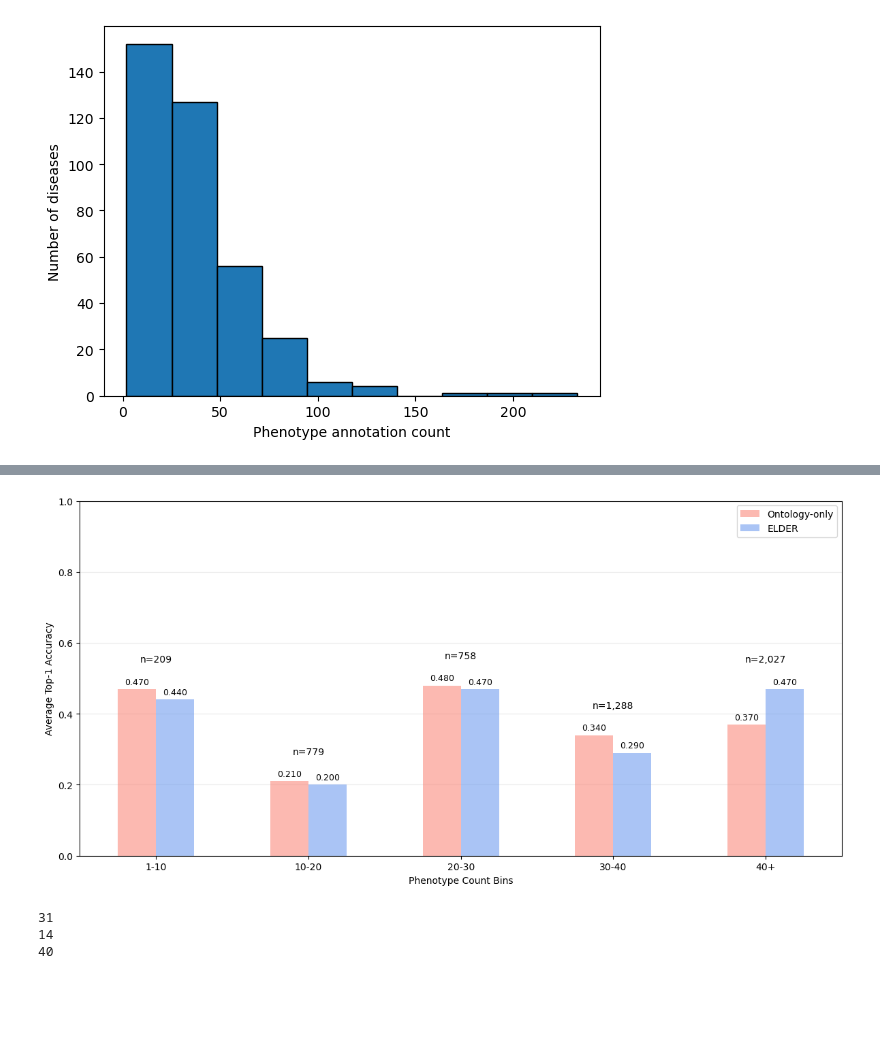
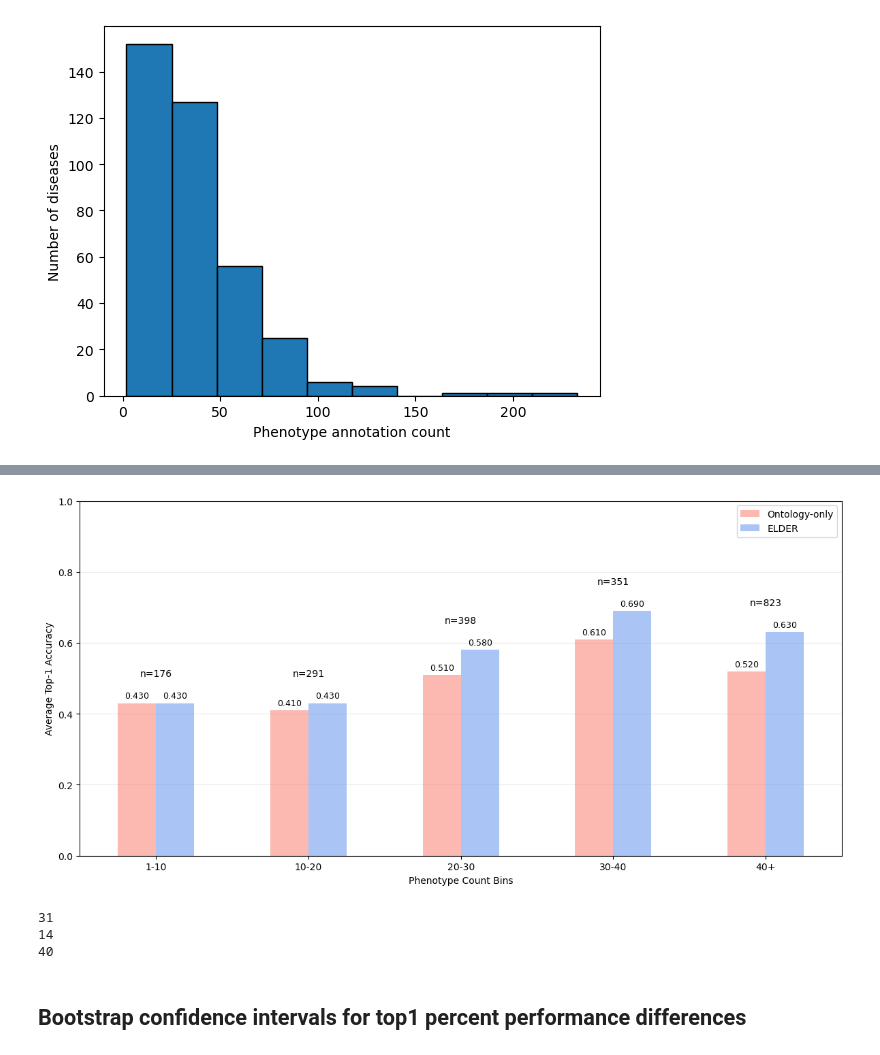
Before and after one commit to monarch-initiative/ELDER, a Jupyter notebook: jupyter_notebooks/elder_analysis.ipynb, the cells around one changed output, grey strips where cells are left out. Cells and saved outputs as stored; diff of their text form; code cells hidden in the pictures; blank space fills up the shorter version.

Commit message:
updated analysis including downsampling,bca,wilcoxon methods for looking at performance difference
Co-Authored-By: Claude Opus 4.6 <noreply@anthropic.com>

```diff
--- a/jupyter_notebooks/elder_analysis.ipynb
+++ b/jupyter_notebooks/elder_analysis.ipynb
@@ -1331,8 +1607,14 @@ og_phenopacket_dir = "/work/users/a/o/ao33/PHENOPACKETS/pstore_0.1.14_merged/phe
 mondo_sssom_path = "/work/users/a/o/ao33/MONDO/mondo.sssom.tsv"
 hgnc_path = "/work/users/a/o/ao33/HGNC/hgnc_complete_set.txt"
 
-elder_resdir = "/work/users/a/o/ao33/ELDER/RESULTS/small3/output/refined_disease_results"
-exomiser_resdir = "/work/users/a/o/ao33/ELDER/RESULTS/pstore_0.1.14_exomiser_default_merged/refined_disease_results"
+# All data
+#elder_resdir = "/work/users/a/o/ao33/ELDER/RESULTS/small3/output/refined_disease_results"
+#exomiser_resdir = "/work/users/a/o/ao33/ELDER/RESULTS/pstore_0.1.14_exomiser_default_merged/refined_disease_results"
+
+# Downsampled data
+elder_resdir = "/work/users/a/o/ao33/ELDER/RESULTS/small3/output/refined_disease_results_downsample3"
+exomiser_resdir = "/work/users/a/o/ao33/ELDER/RESULTS/pstore_0.1.14_exomiser_default_merged/refined_disease_results_downsample3"
+
 
 # Generate mapping tables to mondo disease identifiers, and hgnc gene identifiers
 mondo_mapping = read_mondo_sssom_to_mapping_table(mondo_sssom_path, match_pred="skos:exactMatch")
@@ -1391,6 +1673,9 @@ plt.show()
 [figure]
 # %%
 # Retrieve numerical ranking for each patient results from best elder results (small3) and exomiser
+# Our current set of data is all original samples. But some directories like downsampled versions do not contain all samples.
+# So we must further filter on weather or not the desired results files exist or not
+pdata = [p for p in pdata if os.path.isfile(os.path.join(elder_resdir, "{}.parquet".format(p.sample_name)))]
 for i,p in enumerate(pdata):
 
     elder_res_path = os.path.join(elder_resdir, "{}.parquet".format(p.sample_name))
@@ -1569,8 +1857,14 @@ mondo_sssom_path = "/work/users/a/o/ao33/MONDO/mondo.sssom.tsv"
 hpoa_fpath = "/work/users/a/o/ao33/HPOA/phenotype.hpoa"
 hgnc_path = "/work/users/a/o/ao33/HGNC/hgnc_complete_set.txt"
 
-elder_resdir = "/work/users/a/o/ao33/ELDER/RESULTS/small3/output/refined_disease_results"
-exomiser_resdir = "/work/users/a/o/ao33/ELDER/RESULTS/pstore_0.1.14_exomiser_default_merged/refined_disease_results"
+# All data
+#elder_resdir = "/work/users/a/o/ao33/ELDER/RESULTS/small3/output/refined_disease_results"
+#exomiser_resdir = "/work/users/a/o/ao33/ELDER/RESULTS/pstore_0.1.14_exomiser_default_merged/refined_disease_results"
+
+# Downsampled data
+elder_resdir = "/work/users/a/o/ao33/ELDER/RESULTS/small3/output/refined_disease_results_downsample3"
+exomiser_resdir = "/work/users/a/o/ao33/ELDER/RESULTS/pstore_0.1.14_exomiser_default_merged/refined_disease_results_downsample3"
+
 
 # Generate mapping tables to mondo disease identifiers, and hgnc gene identifiers
 mondo_mapping = read_mondo_sssom_to_mapping_table(mondo_sssom_path, match_pred="skos:exactMatch")
@@ -1624,6 +1918,10 @@ print("- {}/{} patient data remaining".format(len(select_pdata), len(phenopacket
 - 5061/5084 patient data remaining
 # %%
 # Retrieve numerical ranking for each patient results from best elder results (small3) and exomiser
+# Our current set of data is all original samples. But some directories like downsampled versions do not contain all samples.
+# So we must further filter on weather or not the desired results files exist or not
+select_pdata = [p for p in select_pdata if os.path.isfile(os.path.join(elder_resdir, "{}.parquet".format(p.sample_name)))]
+
 for i,p in enumerate(select_pdata):
 
     elder_res_path = os.path.join(elder_resdir, "{}.parquet".format(p.sample_name))
@@ -1637,7 +1935,7 @@ for i,p in enumerate(select_pdata):
     p.results.update({"exomiser_rank":exomiser_rank})
 
     if (i+1) % 1000 == 0:
-        print("- Processed {}/{}".format(i+1, len(pdata)))
+        print("- Processed {}/{}".format(i+1, len(select_pdata)))
 
-print("- Processed {}/{}".format(i+1, len(pdata)))
+print("- Processed {}/{}".format(i+1, len(select_pdata)))
 # %% [output]
@@ -1741,5 +2039,8 @@ plot_df = pd.DataFrame({"Phenotype Count Bins":p_groups,
 # %%
-save_fig_path = "/work/users/a/o/ao33/ELDER/FIGURES/figure5_disease_stratification.pdf"
+#save_fig_path = "/work/users/a/o/ao33/ELDER/FIGURES/figure5_disease_stratification.pdf"
+#save_fig_path = "/work/users/a/o/ao33/ELDER/FIGURES/figure5_disease_stratification_downsample1.pdf"
+#save_fig_path = "/work/users/a/o/ao33/ELDER/FIGURES/figure5_disease_stratification_downsample2.pdf"
+save_fig_path = "/work/users/a/o/ao33/ELDER/FIGURES/figure5_disease_stratification_downsample3.pdf"
 
 totals = [sum(p_group_data_elder[g].values()) for g in p_groups]
 
@@ -1750,34 +2051,35 @@ ax = plot_df.plot(kind="bar",
                   color=['salmon','cornflowerblue'])
 
 ax.set_xlabel("Phenotype Count Bins")
+##ax.set_xlabel("Phenotype Count Bins (phenotype annotations per disease)")
 ax.set_ylabel("Average Top-1 Accuracy")
 ax.set_ylim(0, 1.0)
 ax.grid(axis="y", alpha=0.25)
 ax.set_axisbelow(True)
 ax.legend(loc="upper right")
 
 # Percentage annotations
 # value labels
 for container in ax.containers:
     ax.bar_label(container, fmt="%.3f", padding=3, fontsize=9)#, fontweight="bold")
 
 # Total-N annotation between bars
 for i, total in enumerate(totals):
     ax.text(i,                     # center between the two bars
             max(p_avgs_elder[i], p_avgs_exomiser[i])+.07,                   # vertical position (above % labels)
             "n={}".format(format(total, ',')),
             ha="center",
             va="bottom",
             fontsize=10,
             #fontweight="bold",
             color="black")
 
 
 plt.tight_layout()
 plt.savefig(save_fig_path)
 plt.show()
 # %% [output]
-[figure, old version]
+[figure, new version]
 # %%
 print(len(hpo_map['MONDO:0012812']))
 print(len(hpo_map['MONDO:0013388']))
@@ -1790,0 +2091,2 @@ print(len(hpo_map['MONDO:0007846']))
+# %% [markdown]
+## Bootstrap confidence intervals for top1 percent performance differences
```
Also changed, not shown: parts of 30 cells of this notebook.
